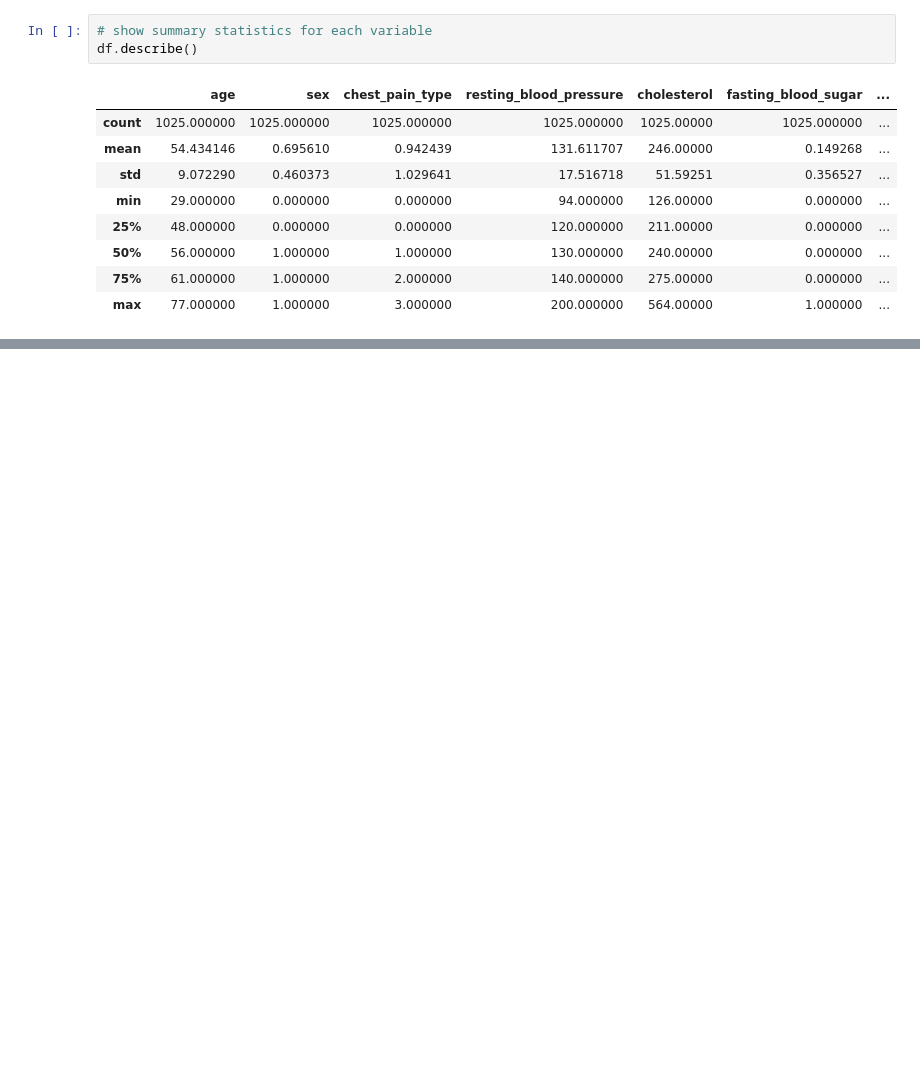
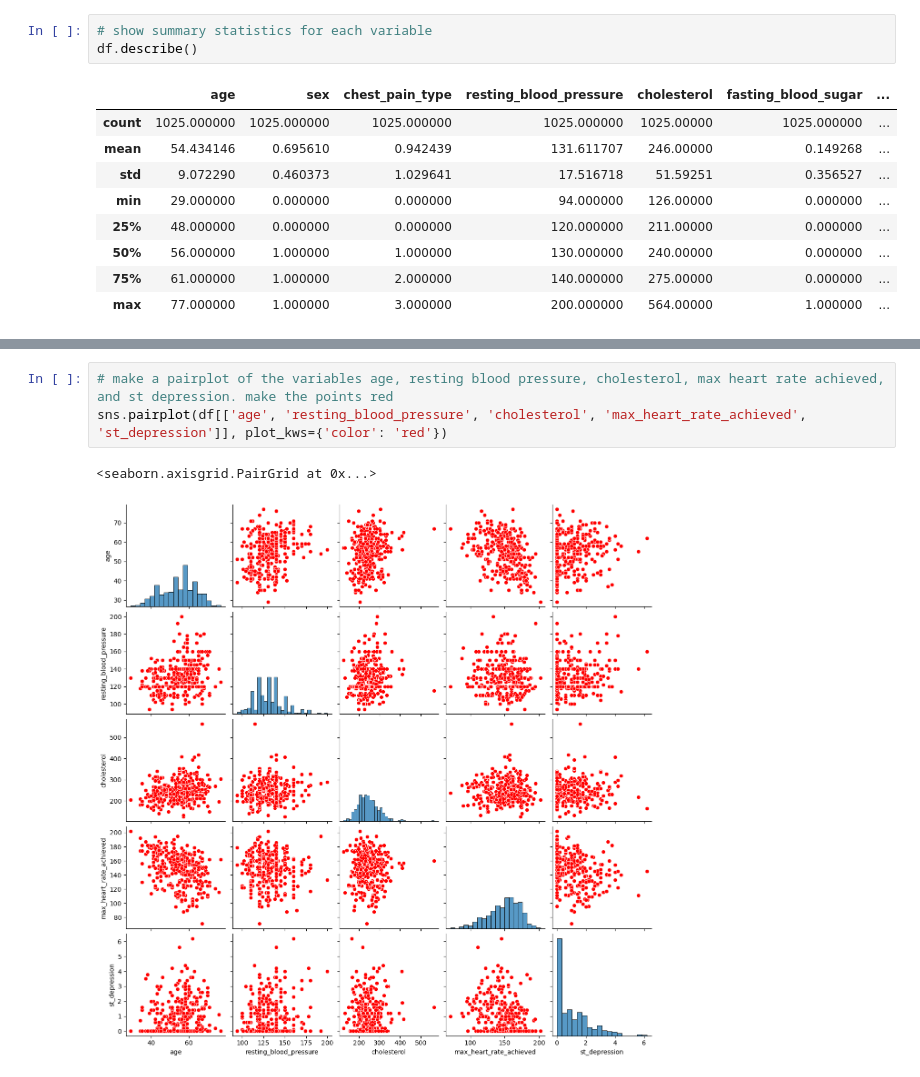
Before and after one commit to naregp/PUBH1142, a Jupyter notebook: Project.ipynb, the cells around one changed output, grey strips where cells are left out. Drawn from its saved outputs; the diff is of its cells as text; blank space fills up the shorter version.

```diff
--- a/Project.ipynb
+++ b/Project.ipynb
@@ -126,0 +168,6 @@ sns.lmplot(x='age', y='cholesterol', data=df)
+# %%
+# make a pairplot of the variables age, resting blood pressure, cholesterol, max heart rate achieved, and st depression. make the points red
+sns.pairplot(df[['age', 'resting_blood_pressure', 'cholesterol', 'max_heart_rate_achieved', 'st_depression']], plot_kws={'color': 'red'})
+# %% [output]
+<seaborn.axisgrid.PairGrid at 0x...>
+[figure, added]
```
Also changed, not shown: parts of 11 cells of this notebook.
